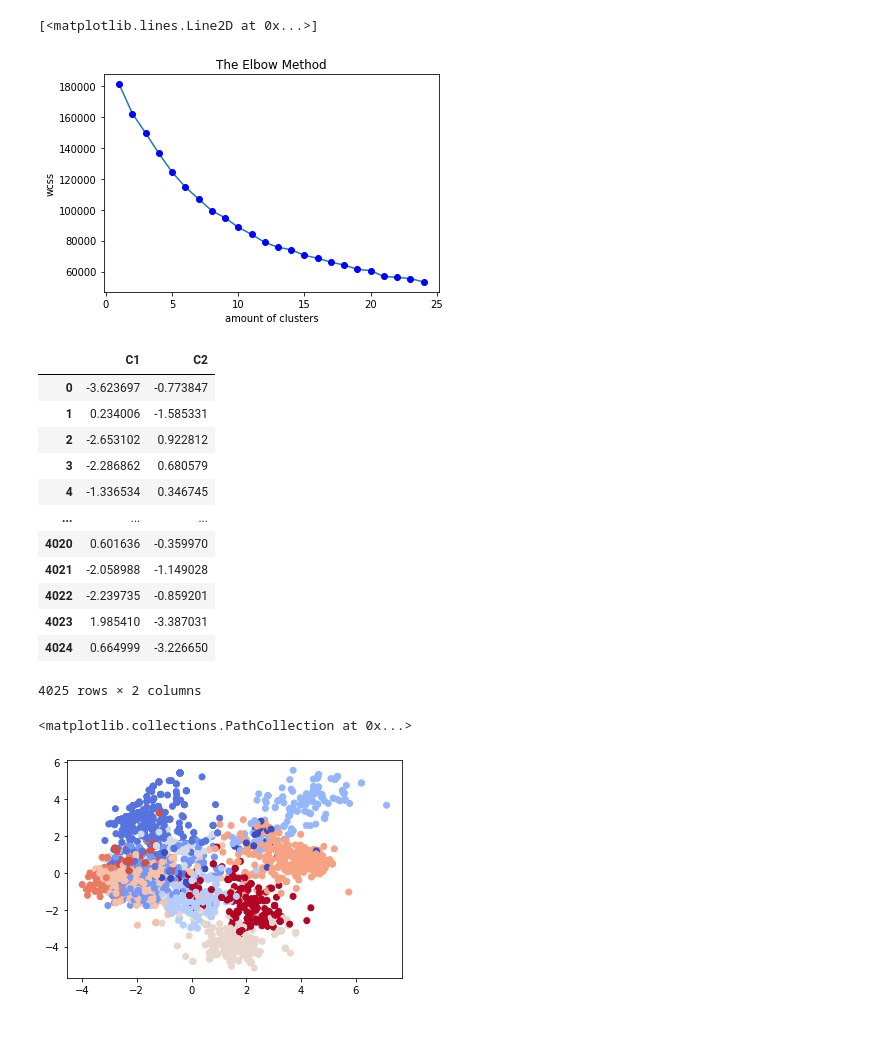
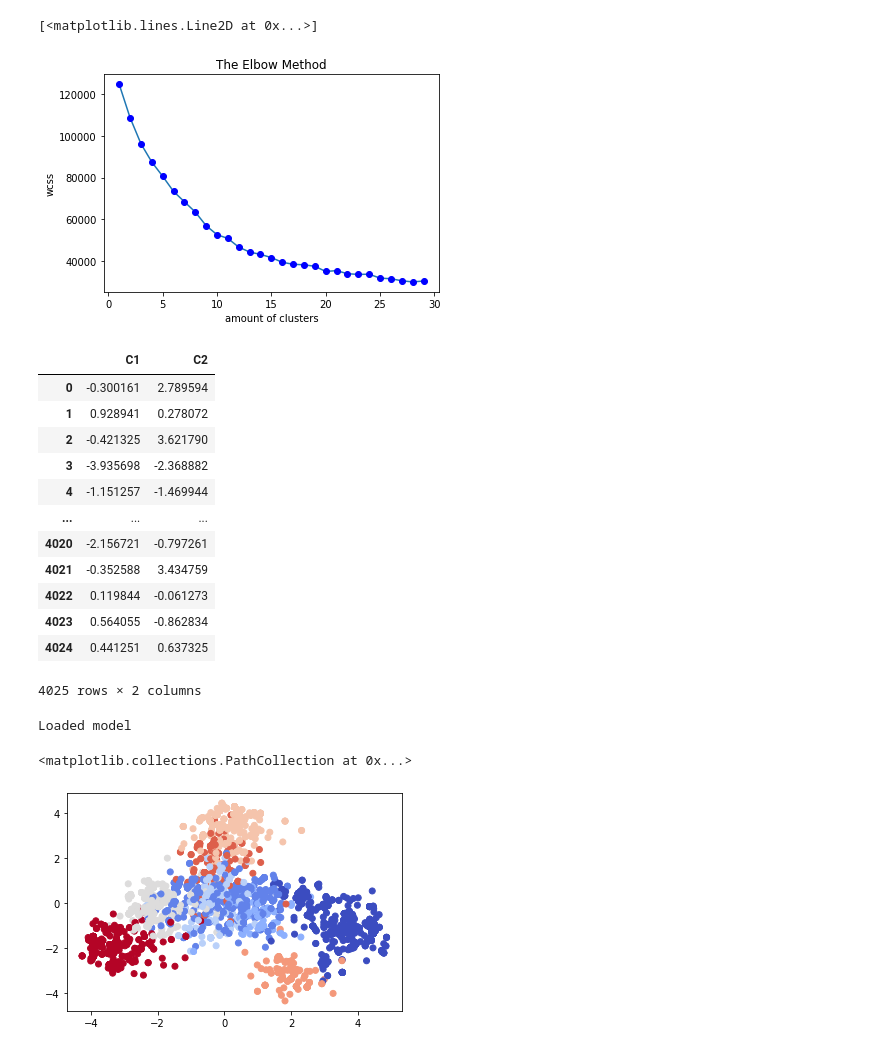
Before and after one commit to wonderplan/recommendation-service, a Jupyter notebook: ML Model.ipynb, the cells around one changed output. Drawn from its saved outputs; the diff is of its cells as text; code cells hidden in the pictures.

Commit message:
Update the model

```diff
--- a/ML Model.ipynb
+++ b/ML Model.ipynb
@@ -14,16 +29,16 @@ df.drop(["Unnamed: 0"],  axis=1, inplace=True)
 # %%
 # Normalize the dataframe
 scaler = StandardScaler()
-normData = scaler.fit_transform(df)
-df = pd.DataFrame(normData, columns=df.columns)
+normData = scaler.fit_transform(df_user_prefs)
+df_user_prefs = pd.DataFrame(normData, columns=df_user_prefs.columns)
 # %%
-# Test cluster amount options
+# Find optimal cluster amount
 wcss = []
-amount_clusters = range(1,25)
+amount_clusters = range(1,30)
 
 for n in amount_clusters:
     kmeans = KMeans(n_clusters=n, random_state=0)
-    kmeans.fit(df)
+    kmeans.fit(df_user_prefs)
     wcss.append(kmeans.inertia_)
 
 plt.title('The Elbow Method')
@@ -33,36 +48,50 @@ plt.plot(amount_clusters, wcss)
 plt.plot(amount_clusters, wcss, 'bo')
 # %% [output]
 [<matplotlib.lines.Line2D at 0x...>]
-[figure, old version]
+[figure, new version]
 # %%
-# Using PCA to reduce the whole dataset to two columns
-df_values = df.values
+# Use PCA to reduce the dataset to two columns
+df_values = df_user_prefs.values
 pca = PCA(n_components=2)
-pca.fit_transform(df_values)
 pca_values = pca.fit_transform(df_values)
 pca_df = pd.DataFrame(data=pca_values, columns=['C1','C2'])
 
 pca_df
 # %% [output]
 |  | C1 | C2 |
-| 0 | -3.623697 | -0.773847 |
-| 1 | 0.234006 | -1.585331 |
-| 2 | -2.653102 | 0.922812 |
-| 3 | -2.286862 | 0.680579 |
-| 4 | -1.336534 | 0.346745 |
+| 0 | -0.300161 | 2.789594 |
+| 1 | 0.928941 | 0.278072 |
+| 2 | -0.421325 | 3.621790 |
+| 3 | -3.935698 | -2.368882 |
+| 4 | -1.151257 | -1.469944 |
 | ... | ... | ... |
-| 4020 | 0.601636 | -0.359970 |
-| 4021 | -2.058988 | -1.149028 |
-| 4022 | -2.239735 | -0.859201 |
-| 4023 | 1.985410 | -3.387031 |
-| 4024 | 0.664999 | -3.226650 |
+| 4020 | -2.156721 | -0.797261 |
+| 4021 | -0.352588 | 3.434759 |
+| 4022 | 0.119844 | -0.061273 |
+| 4023 | 0.564055 | -0.862834 |
+| 4024 | 0.441251 | 0.637325 |
 4025 rows × 2 columns
+# %%
+def get_model(amt_clusters):
+  try:
+    model = pickle.load(open(model_file, 'rb'))
+    labels = model.labels_
+    print("Loaded model")
+    return model
+  except:
+    print("Saved model")
+    model = KMeans(n_clusters=amt_clusters, random_state=12345)
+    pickle.dump(model, open(model_file, 'wb'))
+    return model
+
+model = get_model(9)
+model.fit(df_user_prefs)
+labels = model.predict(df_user_prefs)
+# %% [output]
+Loaded model
 # %%
-# Visualizing the model with 12 clusters
-model = KMeans(n_clusters=12)
-clustIndexes = model.fit_predict(df)
-
-plt.scatter(pca_df['C1'], pca_df['C2'], c=clustIndexes, cmap="coolwarm")
+# Visualize the clusters
+plt.scatter(pca_df['C1'], pca_df['C2'], c=labels, cmap="coolwarm")
 # %% [output]
 <matplotlib.collections.PathCollection at 0x...>
-[figure, old version]
+[figure, new version]
```
Also changed, not shown: parts of 10 cells of this notebook.
